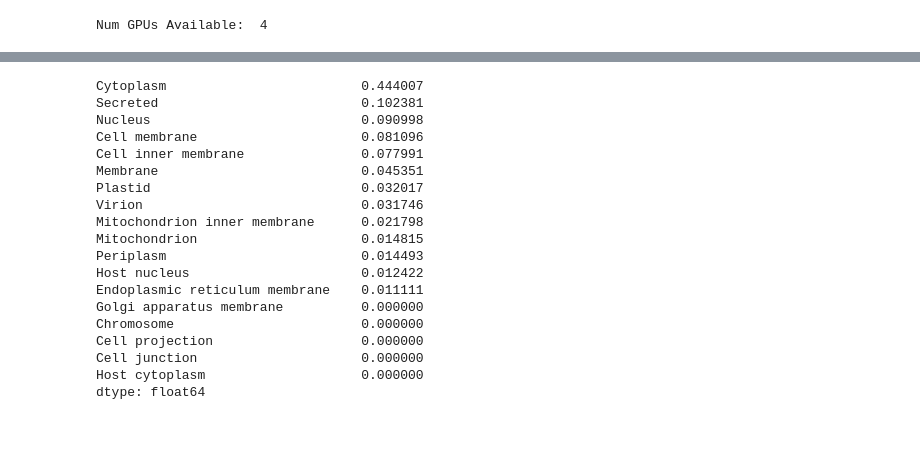
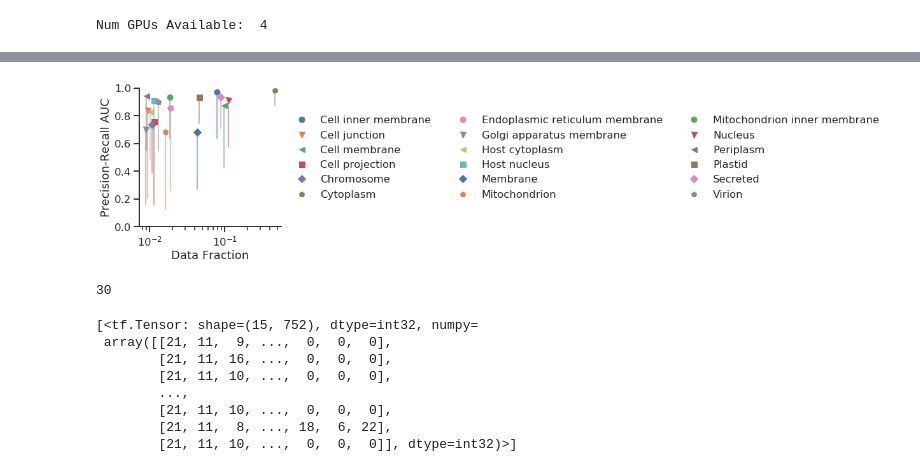
Before and after one commit to pstjohn/uniparc_modeling, a Jupyter notebook: subcellular_localization/evaluate_trained_model.ipynb, the cells around one changed output, grey strips where cells are left out. Cells and saved outputs as stored; diff of their text form; code cells hidden in the pictures; blank space fills up the shorter version.

```diff
--- a/subcellular_localization/evaluate_trained_model.ipynb
+++ b/subcellular_localization/evaluate_trained_model.ipynb
@@ -121,23 +132,4 @@ f1_score(valid_labels.iloc[:, 0], valid_probs[:, 0] > 0.5)
 # %%
-pd.Series({col: f1_score(valid_labels.iloc[:, i], valid_probs[:, i] > 0.5)
-           for i, col in enumerate(valid_labels.columns)}).sort_values(ascending=False)
+pr_auc = pd.DataFrame(pd.Series({col: calc_pr_auc(i) for i, col in enumerate(valid_labels.columns)}, name='auc'))
-# %% [output]
-Cytoplasm                         0.444007
-Secreted                          0.102381
-Nucleus                           0.090998
-Cell membrane                     0.081096
-Cell inner membrane               0.077991
-Membrane                          0.045351
-Plastid                           0.032017
-Virion                            0.031746
-Mitochondrion inner membrane      0.021798
-Mitochondrion                     0.014815
-Periplasm                         0.014493
-Host nucleus                      0.012422
-Endoplasmic reticulum membrane    0.011111
-Golgi apparatus membrane          0.000000
-Chromosome                        0.000000
-Cell projection                   0.000000
-Cell junction                     0.000000
-Host cytoplasm                    0.000000
-dtype: float64
+# %%
+pr_auc['train_fraction'] = train.set_index('accession').sum(0) / len(train)
@@ -143,0 +138,25 @@ dtype: float64
+# %%
+pr_auc['no_pretrain'] = pr_auc_no_pretrain['auc']
+# %%
+for (i, row), marker in zip(pr_auc.iterrows(), cycle(('o', 'v', '<', 's', 'D', 'p'))):
+    ax.plot(row.train_fraction, row.auc, marker=marker, label=row.name, ls='')
+# %%
+fig = plt.figure(figsize=(4,4))
+ax = fig.add_subplot(111)
+
+for (i, row), marker, color in zip(pr_auc.iterrows(), cycle(('o', 'v', '<', 's', 'D', 'p')), cycle(plt.rcParams['axes.prop_cycle'])):
+    ax.plot(row.train_fraction, row.auc, marker=marker, label=row.name, ls='', color=color['color'])
+    ax.plot([row.train_fraction, row.train_fraction], [row.no_pretrain, row.auc], color=color['color'], zorder=0, alpha=.5)
+
+
+leg = ax.legend(loc='center left', ncol=3, bbox_to_anchor=(1., .5))
+sns.despine()
+#ax.set_xlim([0, .125])
+ax.set_xscale('log')
+ax.set_ylim([0, 1.])
+ax.set_ylabel('Precision-Recall AUC')
+ax.set_xlabel('Data Fraction')
+
+plt.savefig('figs/with_pretrain.svg', bbox_extra_artists=(leg,))
+# %% [output]
+[figure, added]
@@ -143,0 +170,17 @@ dtype: float64
+# %%
+len(seqs)
+# %% [output]
+30
+# %%
+list(tf.data.Dataset.from_tensor_slices(seqs.values).map(
+        partial(encode, max_sequence_length=5000)).padded_batch(
+        batch_size=15, padded_shapes=[-1]).take(1))
+# %% [output]
+[<tf.Tensor: shape=(15, 752), dtype=int32, numpy=
+ array([[21, 11,  9, ...,  0,  0,  0],
+        [21, 11, 16, ...,  0,  0,  0],
+        [21, 11, 10, ...,  0,  0,  0],
+        ...,
+        [21, 11, 10, ...,  0,  0,  0],
+        [21, 11,  8, ..., 18,  6, 22],
+        [21, 11, 10, ...,  0,  0,  0]], dtype=int32)>]
```
Also changed, not shown: parts of 26 cells of this notebook, 11 other files.
